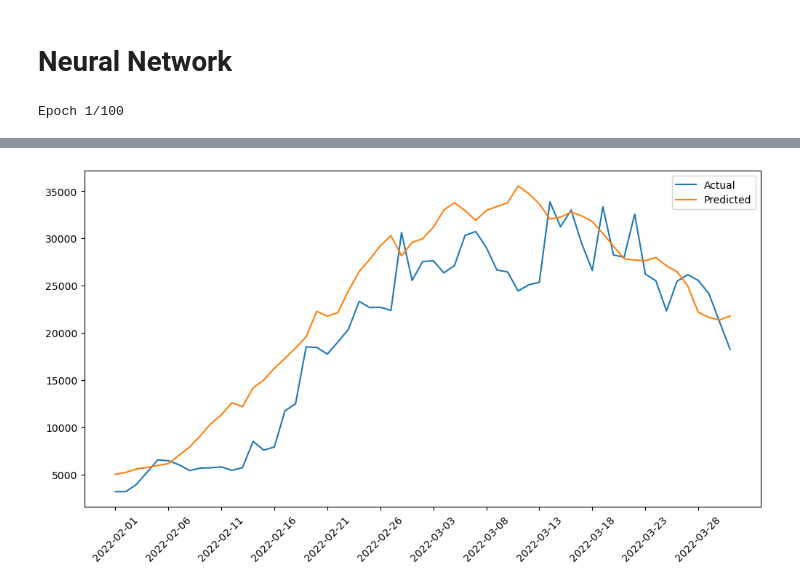
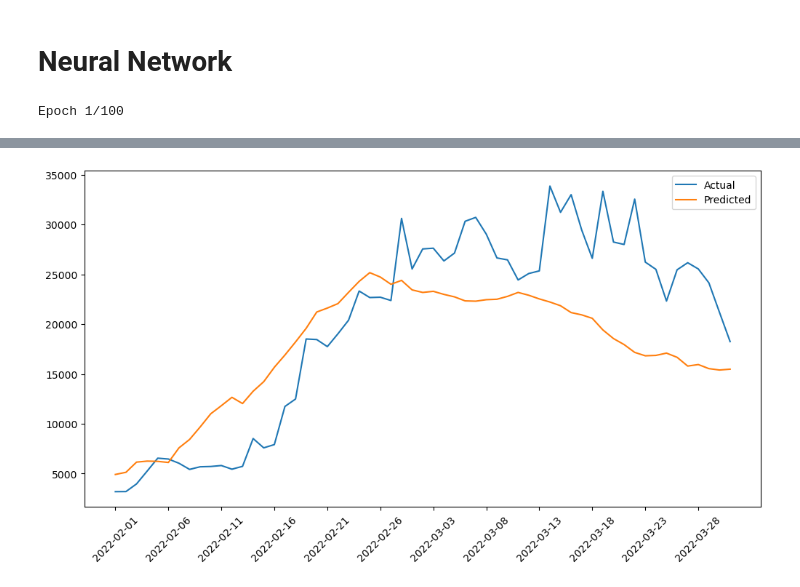
Before and after one commit to Leejames2305/AINotebook, a Jupyter notebook: Lab 3 Supervised Learning.ipynb, the cells around one changed output, grey strips where cells are left out. Drawn from its saved outputs; the diff is of its cells as text; code cells hidden in the pictures.

```diff
--- a/Lab 3 Supervised Learning.ipynb
+++ b/Lab 3 Supervised Learning.ipynb
@@ -142,9 +142,10 @@ X_train, X_val, y_train, y_val = train_test_split(X_train, y_train, test_size=0.
 # TensorFlow model
 
 model = tf.keras.Sequential([
-    tf.keras.layers.Dense(64, activation='relu', input_shape=(5,)),
+    tf.keras.layers.Dense(128, activation='relu', input_shape=(5,)),
+    tf.keras.layers.Dense(64, activation='relu'),
     tf.keras.layers.Dense(32, activation='relu'),
-    tf.keras.layers.Dense(1, activation='relu')  # ReLU activation ensures non-negative output
+    tf.keras.layers.Dense(1)
 ])
 
 
@@ -194 +195 @@ Test Loss: 21514686.0
-[figure, old version]
+[figure, new version]
```
Also changed, not shown: parts of 1 cell of this notebook.
